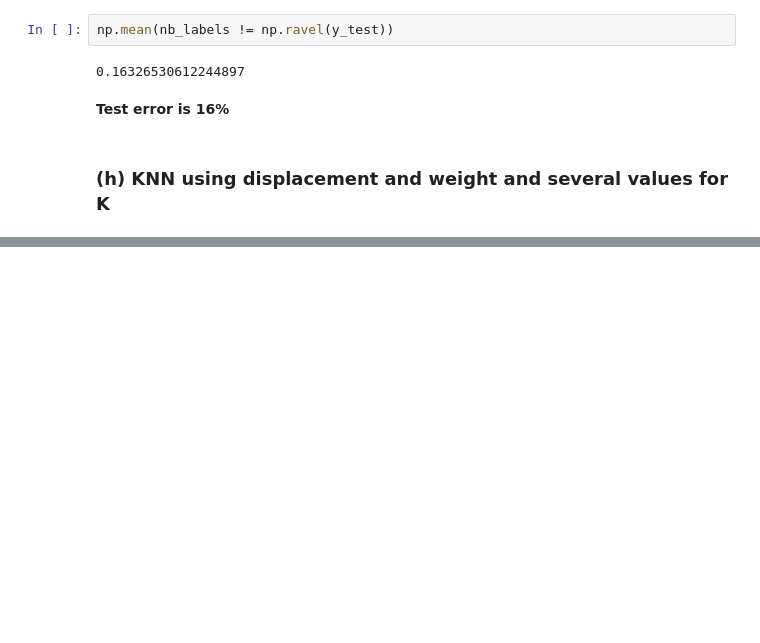
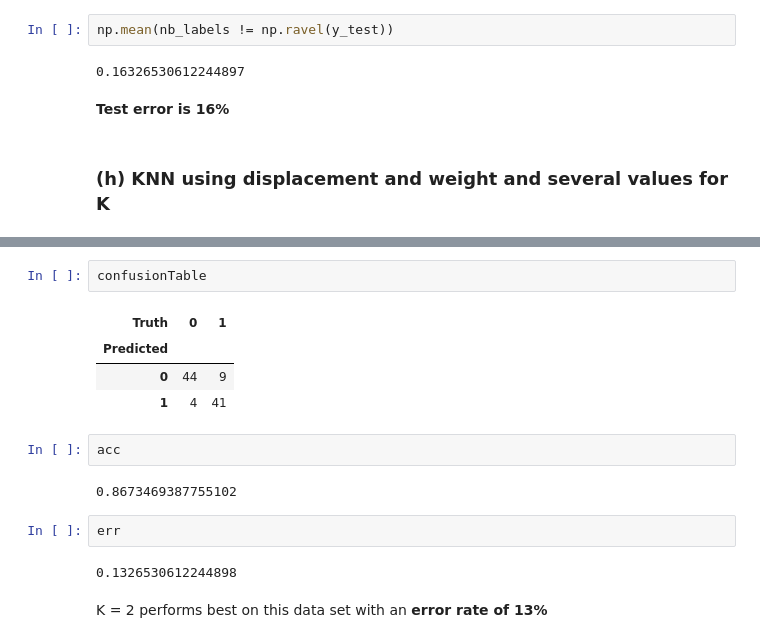
Before and after one commit to carmancater/an-introduction-to-statistical-learning-with-applications-in-python, a Jupyter notebook: Chapter 04 - Classification/Ch 4 Ex 14.ipynb, the cells around one changed output, grey strips where cells are left out. Saved outputs shown, nothing was run; the diff lists cells and outputs as text; blank space fills up the shorter version.

```diff
--- a/Chapter 04 - Classification/Ch 4 Ex 14.ipynb
+++ b/Chapter 04 - Classification/Ch 4 Ex 14.ipynb
@@ -208,0 +238,17 @@ np.mean(nb_labels != np.ravel(y_test))
+# %%
+confusionTable
+# %% [output]
+| Truth | 0 | 1 |
+| Predicted |  |  |
+| 0 | 44 | 9 |
+| 1 | 4 | 41 |
+# %%
+acc
+# %% [output]
+0.8673469387755102
+# %%
+err
+# %% [output]
+0.1326530612244898
+# %% [markdown]
+K = 2 performs best on this data set with an **error rate of 13%**
```
Also changed, not shown: parts of 4 cells of this notebook, 2 other files.
